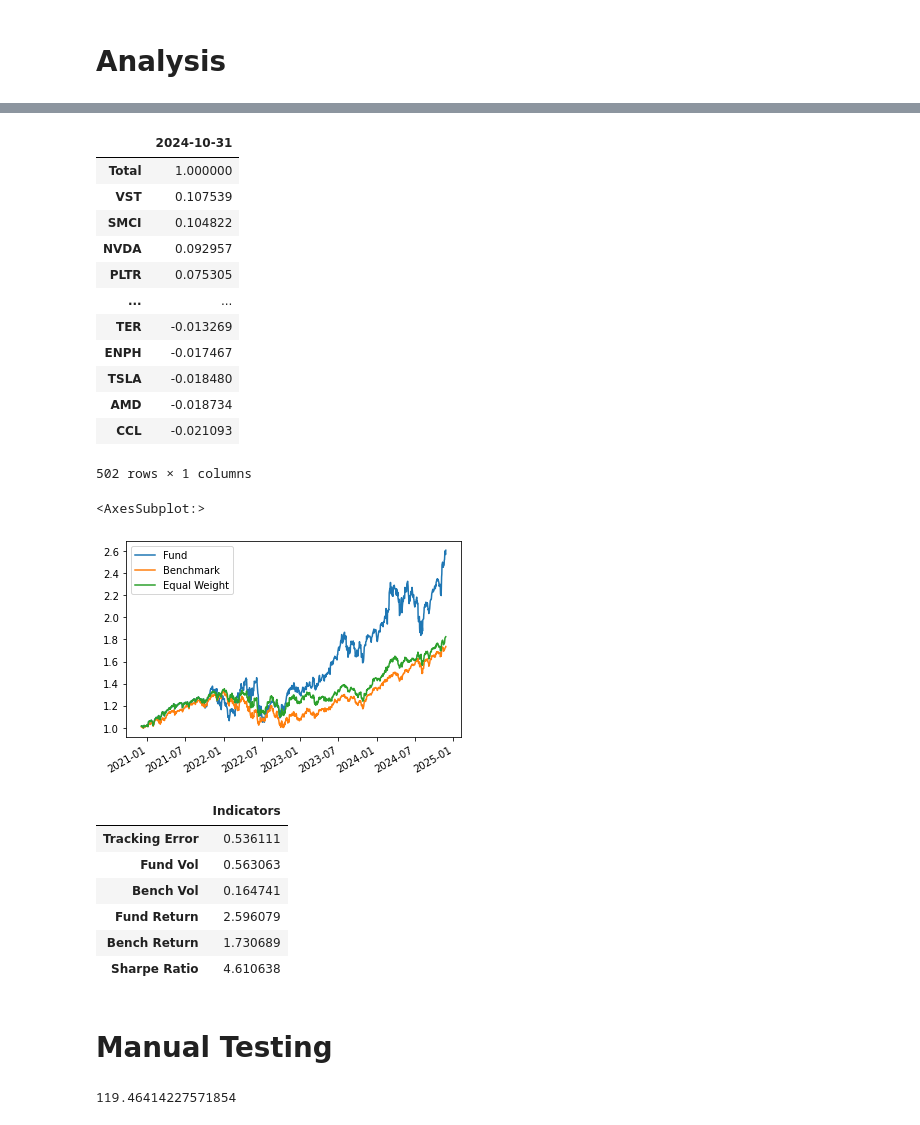
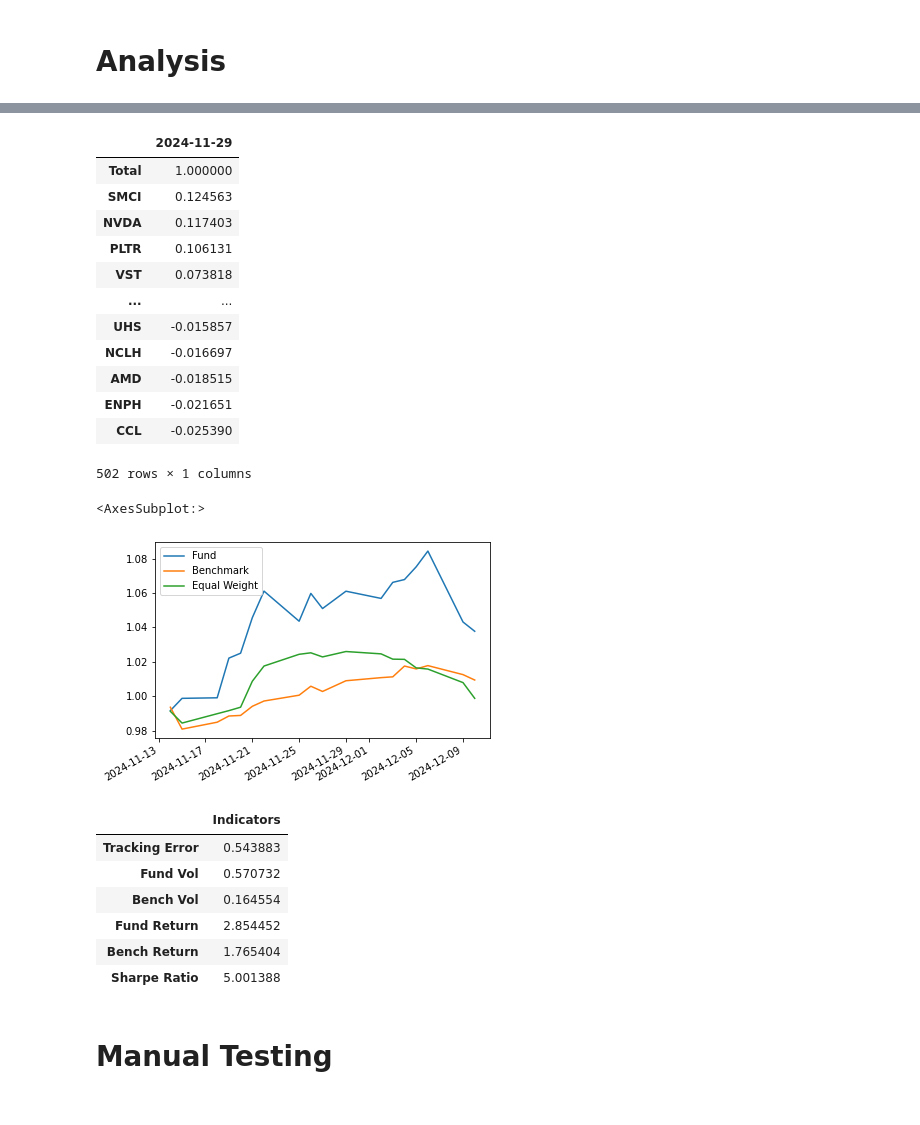
Before and after one commit to niroojane/Equity-Analysis, a Jupyter notebook: S&P500 Analysis.ipynb, the cells around one changed output, grey strips where cells are left out. Cells and saved outputs as stored; diff of their text form; code cells hidden in the pictures.

```diff
--- a/S&P500 Analysis.ipynb
+++ b/S&P500 Analysis.ipynb
@@ -58,8 +58,9 @@ def get_mrat(dataframe,numerator=21,denominator=200):
     dates_end=list(mrat_weights.index)
     dates_end.insert(0,dataframe.index[0])
     dates_end.append(dataframe.index[-1])
+    dates_end=list(set(dates_end))
 
-    return mrat_weights,dates_end
+    return mrat_weights,sorted(dates_end)
 # %%
 def get_portfolios(mrat_weights,dates_end,dataframe,weight_dict,
                    numbers_of_stocks=50,
@@ -184,0 +184,4 @@ portfolio,tracking=get_portfolios(investment_amount=100,dataframe=dataframe,numb
+# %%
+portfolio,tracking=get_portfolios(investment_amount=100,dataframe=dataframe,numbers_of_stocks=15,weight_dict=weight_dict,
+                                  mrat_weights=mrat_weights,dates_end=dates_end,
+                                  transaction_fee=0.005)
@@ -203,18 +245,18 @@ pnl_amount=pd.DataFrame(pnl.iloc[-1].sort_values(ascending=False))
 # %%
 pnl_contrib
 # %% [output]
-|  | 2024-10-31 |
+|  | 2024-11-29 |
 | Total | 1.000000 |
-| VST | 0.107539 |
-| SMCI | 0.104822 |
-| NVDA | 0.092957 |
-| PLTR | 0.075305 |
+| SMCI | 0.124563 |
+| NVDA | 0.117403 |
+| PLTR | 0.106131 |
+| VST | 0.073818 |
 | ... | ... |
-| TER | -0.013269 |
-| ENPH | -0.017467 |
-| TSLA | -0.018480 |
-| AMD | -0.018734 |
-| CCL | -0.021093 |
+| UHS | -0.015857 |
+| NCLH | -0.016697 |
+| AMD | -0.018515 |
+| ENPH | -0.021651 |
+| CCL | -0.025390 |
 502 rows × 1 columns
 # %%
 historical_portfolio=pd.DataFrame()
@@ -224,14 +266,14 @@ for key in portfolio.keys():
 # %%
 performance['Fund']=historical_portfolio.sum(axis=1)
 performance['Benchmark']=sp500
 performance['Equal Weight']=equal_weight.sum(axis=1)
 performance_pct=performance.copy()
 performance_pct=performance_pct.pct_change()
 
-(1+performance_pct.iloc[:-2]).cumprod().plot()
+(1+performance_pct.iloc[-20:-2]).cumprod().plot()
 # %% [output]
 <AxesSubplot:>
-[figure, old version]
+[figure, new version]
 # %%
 metrics={}
 metrics['Tracking Error']=(performance_pct['Fund']-performance_pct['Benchmark']).std()*np.sqrt(252)
@@ -245,32 +287,11 @@ indicators=pd.DataFrame(metrics.values(),index=metrics.keys(),columns=['Indicato
 indicators
 # %% [output]
 |  | Indicators |
-| Tracking Error | 0.536111 |
-| Fund Vol | 0.563063 |
-| Bench Vol | 0.164741 |
-| Fund Return | 2.596079 |
-| Bench Return | 1.730689 |
-| Sharpe Ratio | 4.610638 |
+| Tracking Error | 0.543883 |
+| Fund Vol | 0.570732 |
+| Bench Vol | 0.164554 |
+| Fund Return | 2.854452 |
+| Bench Return | 1.765404 |
+| Sharpe Ratio | 5.001388 |
 # %% [markdown]
 # Manual Testing
-# %%
-initial_price=dataframe.iloc[0].to_dict()
-weight_dict={}
-inital_investment_per_stock={}
-shares={}
-initial_amount=100
-
-perf=dataframe.pct_change()
-for col in dataframe.columns:
-
-    weight_dict[col]=1/dataframe.shape[1]
-
-    inital_investment_per_stock[col]=weight_dict[col]*initial_amount
-    shares[col]=inital_investment_per_stock[col]*(1-0.005)/initial_price[col]
-
-
-t=(dataframe*shares).sum(axis=1).loc[dates_end[1]]
-i=1
-t
-# %% [output]
-119.46414227571854
```
Also changed, not shown: parts of 10 cells of this notebook.
